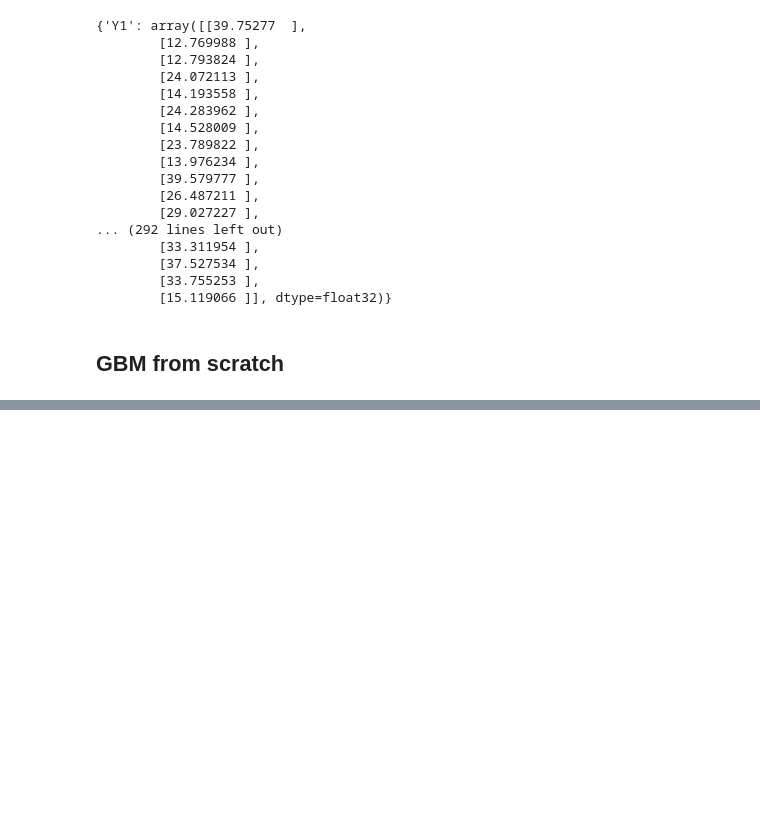
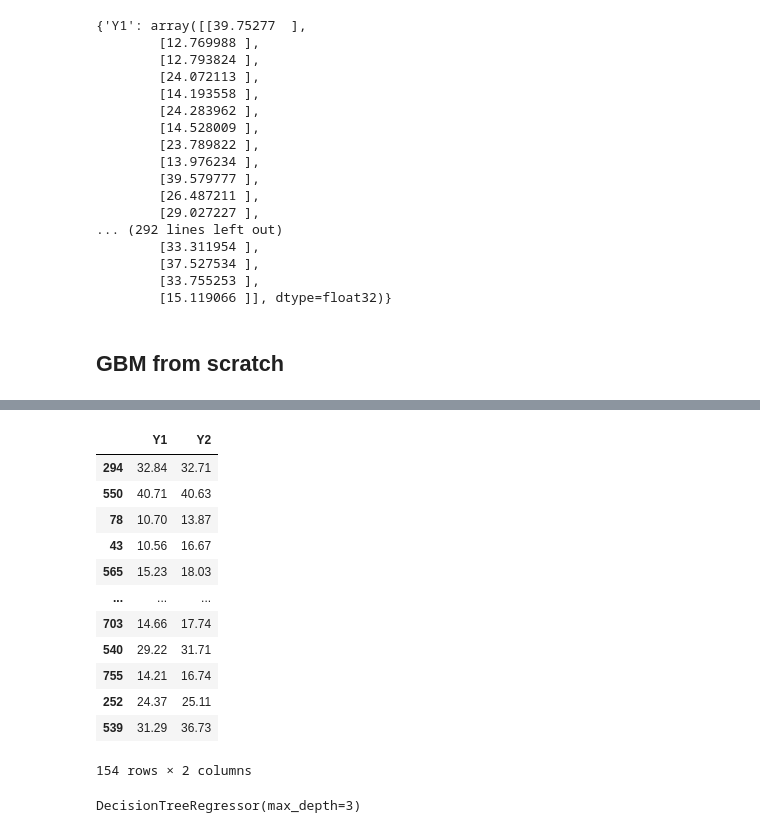
Before and after one commit to krzjoa/medium, a Jupyter notebook: 2_gbm_multioutput/2_multioutput_gbm.ipynb, the cells around one changed output, grey strips where cells are left out. Saved outputs shown, nothing was run; the diff lists cells and outputs as text; code cells hidden in the pictures; blank space fills up the shorter version.

```diff
--- a/2_gbm_multioutput/2_multioutput_gbm.ipynb
+++ b/2_gbm_multioutput/2_multioutput_gbm.ipynb
@@ -496,0 +531,22 @@ class MultiOutputGBM:
+# %%
+y_test
+# %% [output]
+|  | Y1 | Y2 |
+| 294 | 32.84 | 32.71 |
+| 550 | 40.71 | 40.63 |
+| 78 | 10.70 | 13.87 |
+| 43 | 10.56 | 16.67 |
+| 565 | 15.23 | 18.03 |
+| ... | ... | ... |
+| 703 | 14.66 | 17.74 |
+| 540 | 29.22 | 31.71 |
+| 755 | 14.21 | 16.74 |
+| 252 | 24.37 | 25.11 |
+| 539 | 31.29 | 36.73 |
+154 rows × 2 columns
+# %%
+# Tree
+tree = DecisionTreeRegressor(max_depth=3)
+tree.fit(X_train, y_train)
+# %% [output]
+DecisionTreeRegressor(max_depth=3)
```
Also changed, not shown: parts of 3 cells of this notebook.
